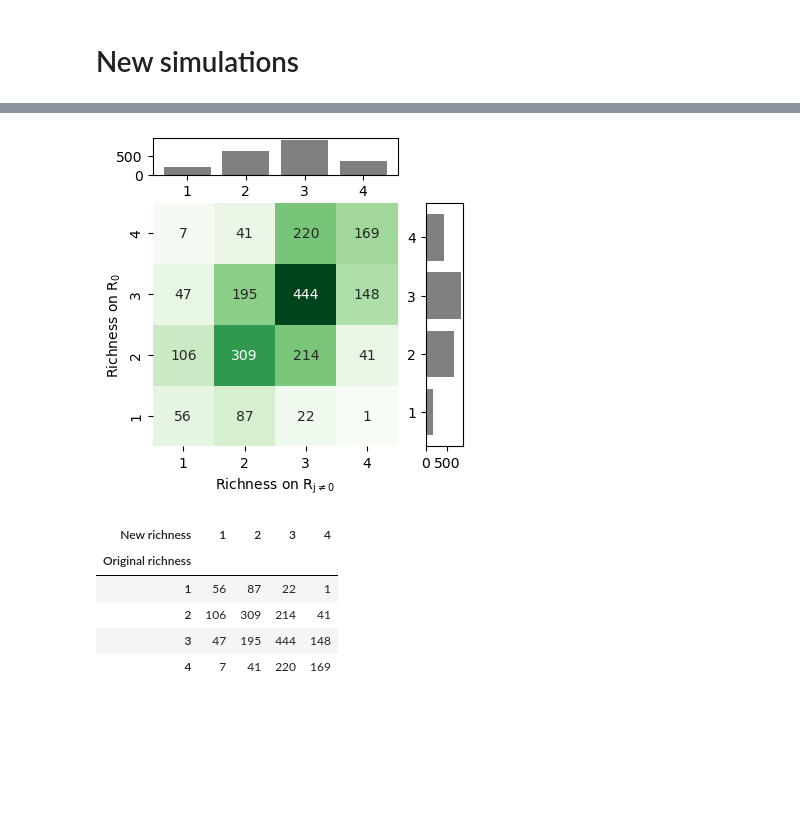
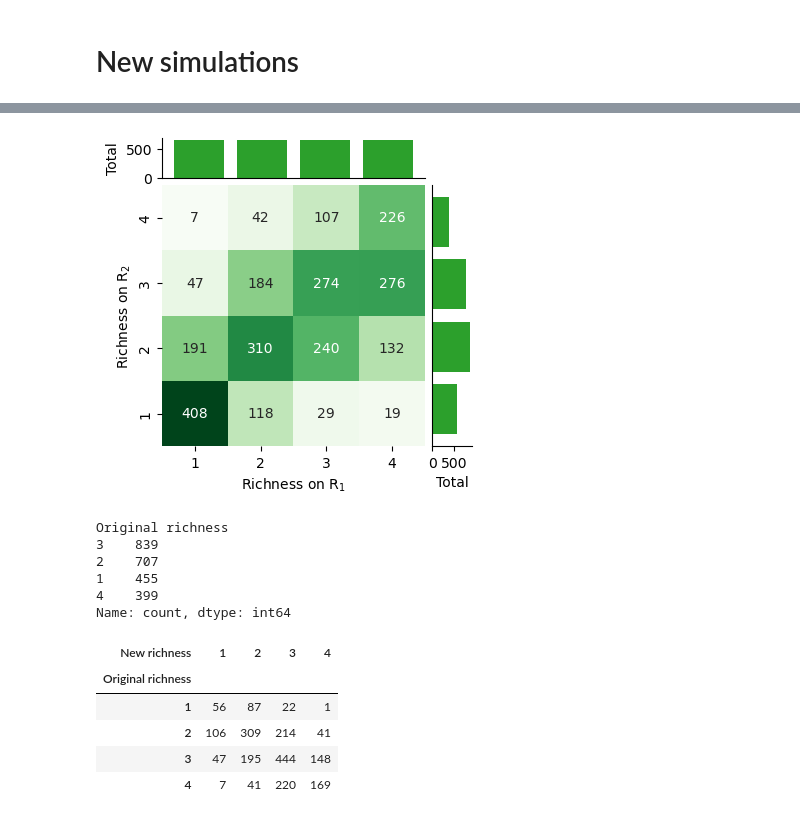
Before and after one commit to sulheim/coexistence, a Jupyter notebook: notebooks/6_CRM/6C_change_resource.ipynb, the cells around one changed output, grey strips where cells are left out. Drawn from its saved outputs; the diff is of its cells as text; code cells hidden in the pictures; blank space fills up the shorter version.

Commit message:
Work on probability of richness is equal

```diff
--- a/notebooks/6_CRM/change_resource.ipynb
+++ b/notebooks/6_CRM/6C_change_resource.ipynb
@@ -150,2 +160,6 @@ for dd in new_data:
+# %%
+meta_df = pd.DataFrame(other_data, columns=['i', 'iteri', 'n_cs', 'K_std', 'C_sparsity'])
+# %%
+meta_df = pd.merge(meta_df, C_df, left_index=True, right_index=True)
 # %%
 df_richness = pd.DataFrame({'Original richness': old_richness_data, 'New richness': new_richness_data})
@@ -156,0 +166,2 @@ new_a = pd.DataFrame(new_abundance_data).melt(var_name='Species', value_name='Ne
+# %%
+df_richnessM = pd.merge(df_richness, meta_df, how='inner', left_index=True, right_index=True)
@@ -183,0 +190,2 @@ plt.show()
+# %%
+df_richnessM = df_richnessM.loc[df_richnessM['Original richness'].isin([1,2,3,4])]
@@ -185,41 +241,63 @@ plt.show()
 import matplotlib.pyplot as plt
 import seaborn as sns
 import pandas as pd
 from matplotlib import gridspec
 
+df_balancedM = df_richnessM.groupby('Original richness', group_keys=False).sample(n=654, random_state=42)
 # Create the pivot table
-pivot = pd.crosstab(df_richness['Original richness'], df_richness['New richness'])
+pivot = pd.crosstab(df_balancedM['Original richness'], df_balancedM['New richness'])
+
+pivot = pivot.T
 pivot = pivot.loc[[4,3,2,1],[1,2,3,4]]
+
 
 # Set up the figure with gridspec
 fig = plt.figure(figsize=(4, 4))
 gs = gridspec.GridSpec(2, 2, width_ratios=[1, 0.15], height_ratios=[0.15, 1],
-                       wspace=0.2, hspace=0.2)
+                       wspace=0.05, hspace=0.05)
 
 # Marginal distributions
 ax_marg_y = fig.add_subplot(gs[1, 1], sharey=None)
 ax_marg_x = fig.add_subplot(gs[0, 0], sharex=None)
 ax_heatmap = fig.add_subplot(gs[1, 0])
 
 # Heatmap in the center
 sns.heatmap(pivot, ax=ax_heatmap, cmap='Greens', annot=True, fmt='d',
             cbar=False)
-ax_heatmap.set_xlabel(r'Richness on $\rm{R_2}$')
-ax_heatmap.set_ylabel(r'Richness on $\rm{R_1}$')
+ax_heatmap.set_xlabel(r'Richness on $\rm{R_1}$')
+ax_heatmap.set_ylabel(r'Richness on $\rm{R_2}$')
 
 # ax_heatmap.set_yticks([])
 # ax_heatmap.set_yticklabels([])
 # Marginal barplots
-ax_marg_y.barh(pivot.index, pivot.sum(axis=1), color='grey')
-ax_marg_x.bar(pivot.columns, pivot.sum(axis=0), color='grey')
+ax_marg_y.barh(pivot.index, pivot.sum(axis=1), color='C2')
+ax_marg_x.bar(pivot.columns, pivot.sum(axis=0), color='C2')
 
 # Remove ticks/labels for marginals
+sns.despine(ax=ax_marg_y, left=False, bottom=False)
+sns.despine(ax=ax_marg_x, left=False, bottom=False)
+
 # ax_marg_y.axis('off')
 # ax_marg_x.axis('off')
-
+ax_marg_y.set_yticks([])
+ax_marg_x.set_xticks([])
+ax_marg_x.set_ylabel('Total')
+ax_marg_y.set_xlabel('Total')
+plt.savefig(figures_folder / 'change_resource_richness_heatmap.pdf', bbox_inches='tight')
 plt.show()
 # %% [output]
-[figure, old version]
+[figure, new version]
+# %%
+df_richnessM30 = df_richnessM.loc[(df_richnessM['n_cs'] >= 30)]
+
+df_richnessM30['Original richness'].value_counts()
+# %% [output]
+Original richness
+3    839
+2    707
+1    455
+4    399
+Name: count, dtype: int64
 # %%
 # %% [output]
 | New richness | 1 | 2 | 3 | 4 |
```
Also changed, not shown: parts of 27 cells of this notebook, 2 other files.
